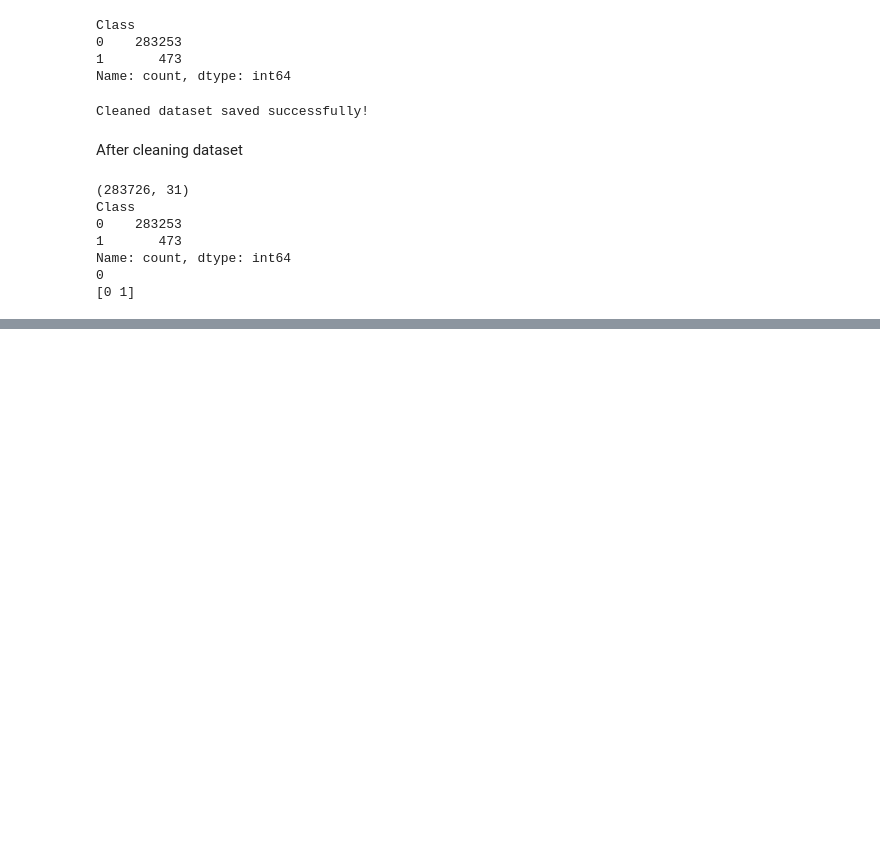
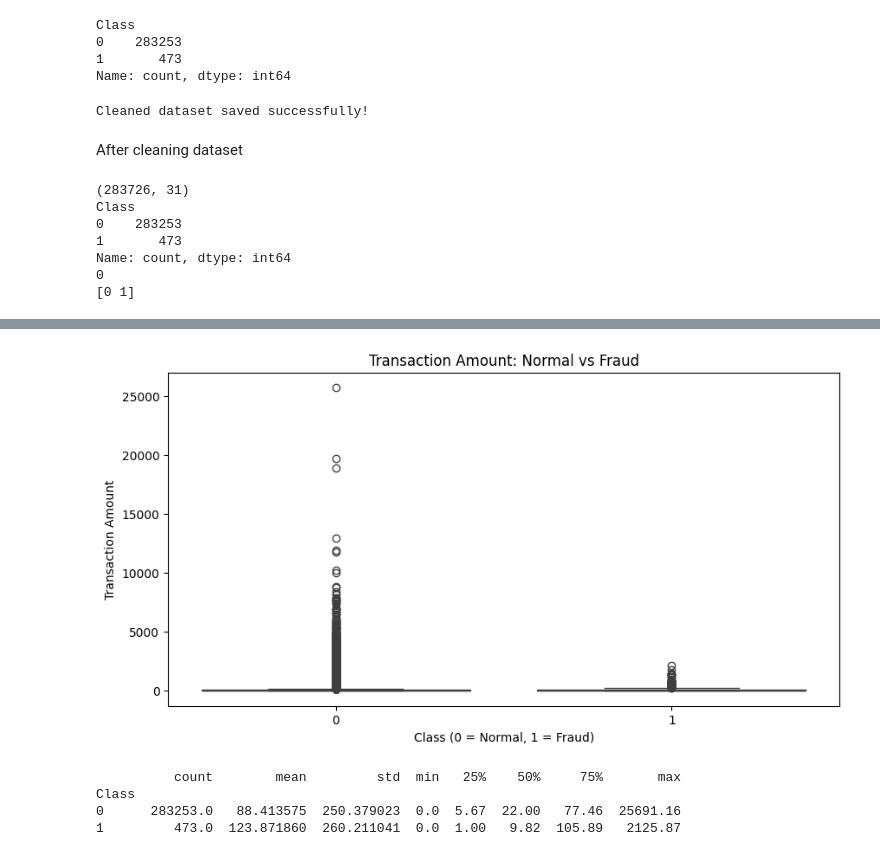
Before and after one commit to SarVibe/SE4050_Deep-Learning_Assignment, a Jupyter notebook: notebooks/Credit_Card_Fraud_Detection.ipynb, the cells around one changed output, grey strips where cells are left out. Drawn from its saved outputs; the diff is of its cells as text; code cells hidden in the pictures; blank space fills up the shorter version.

```diff
--- a/notebooks/Credit_Card_Fraud_Detection.ipynb
+++ b/notebooks/Credit_Card_Fraud_Detection.ipynb
@@ -304,0 +363,25 @@ Name: count, dtype: int64
+# %%
+plt.figure(figsize=(10, 5))
+
+sns.boxplot(
+    data=df_clean,
+    x='Class',
+    y='Amount'
+)
+
+plt.title('Transaction Amount: Normal vs Fraud')
+plt.xlabel('Class (0 = Normal, 1 = Fraud)')
+plt.ylabel('Transaction Amount')
+
+plt.show()
+# %% [output]
+[figure, added]
+# %%
+amount_stats = df_clean.groupby('Class')['Amount'].describe()
+
+print(amount_stats)
+# %% [output]
+          count        mean         std  min   25%    50%     75%       max
+Class
+0      283253.0   88.413575  250.379023  0.0  5.67  22.00   77.46  25691.16
+1         473.0  123.871860  260.211041  0.0  1.00   9.82  105.89   2125.87
```
Also changed, not shown: parts of 29 cells of this notebook.
